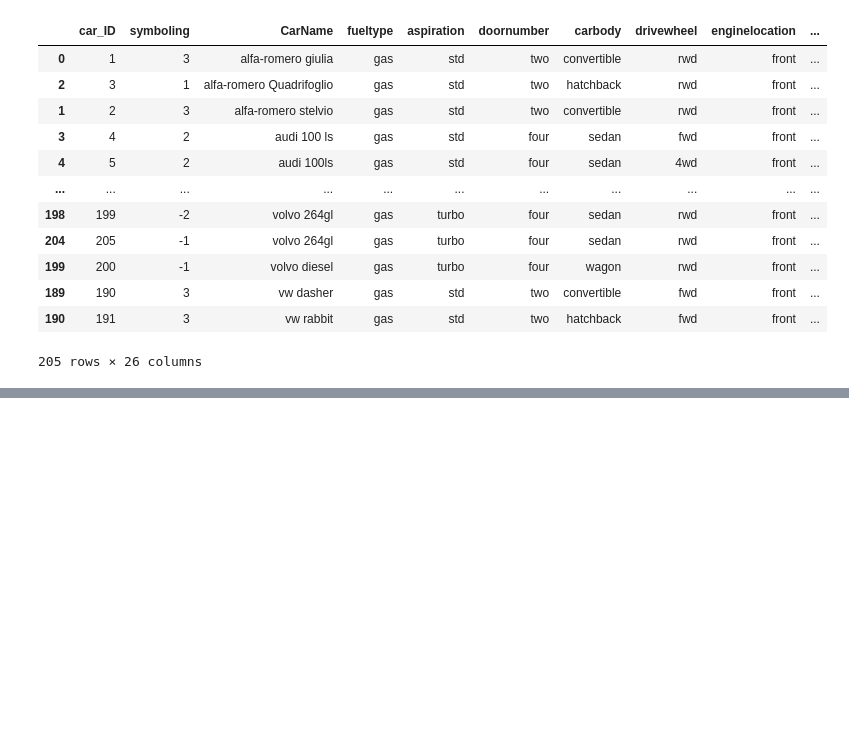
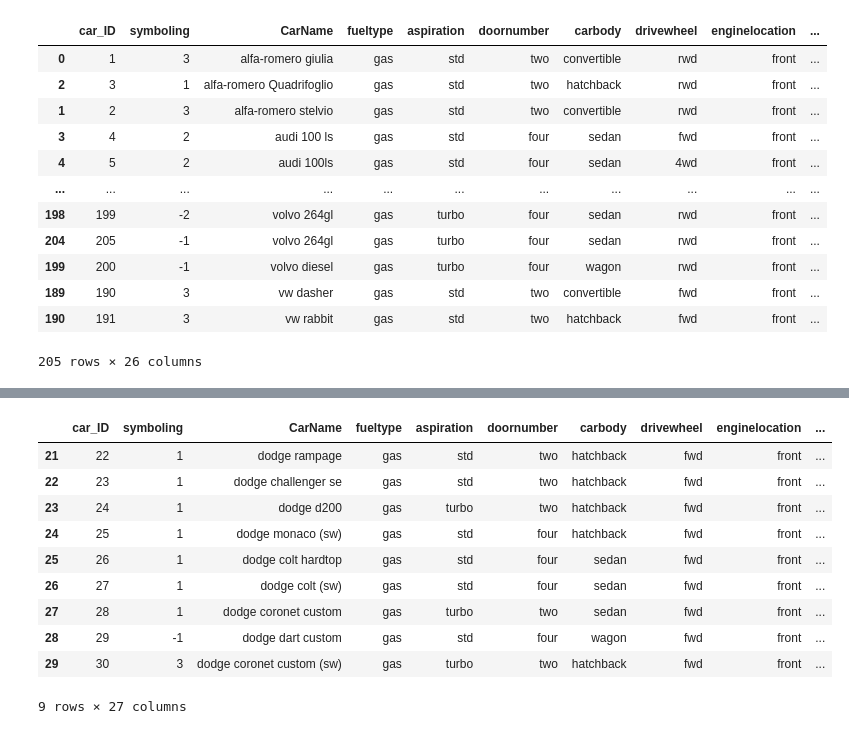
Before and after one commit to ArminNaCl/CarPricePrediction, a Jupyter notebook: work_with_data.ipynb, the cells around one changed output, grey strips where cells are left out. Saved outputs shown, nothing was run; the diff lists cells and outputs as text; code cells hidden in the pictures; blank space fills up the shorter version.

```diff
--- a/work_with_data.ipynb
+++ b/work_with_data.ipynb
@@ -566,0 +607,2 @@ car_body.pivot(columns="carbody", values="price")
+# %%
+data["company"] = data["CarName"].str.lower().str.split(" ").str.get(0)
@@ -566,0 +645,14 @@ car_body.pivot(columns="carbody", values="price")
+# %%
+data[data["company"].str.contains("dodge")]
+# %% [output]
+|  | car_ID | symboling | CarName | fueltype | aspiration | doornumber | carbody | drivewheel | enginelocation | ... |
+| 21 | 22 | 1 | dodge rampage | gas | std | two | hatchback | fwd | front | ... |
+| 22 | 23 | 1 | dodge challenger se | gas | std | two | hatchback | fwd | front | ... |
+| 23 | 24 | 1 | dodge d200 | gas | turbo | two | hatchback | fwd | front | ... |
+| 24 | 25 | 1 | dodge monaco (sw) | gas | std | four | hatchback | fwd | front | ... |
+| 25 | 26 | 1 | dodge colt hardtop | gas | std | four | sedan | fwd | front | ... |
+| 26 | 27 | 1 | dodge colt (sw) | gas | std | four | sedan | fwd | front | ... |
+| 27 | 28 | 1 | dodge coronet custom | gas | turbo | two | sedan | fwd | front | ... |
+| 28 | 29 | -1 | dodge dart custom | gas | std | four | wagon | fwd | front | ... |
+| 29 | 30 | 3 | dodge coronet custom (sw) | gas | turbo | two | hatchback | fwd | front | ... |
+9 rows × 27 columns
```
Also changed, not shown: parts of 12 cells of this notebook.
